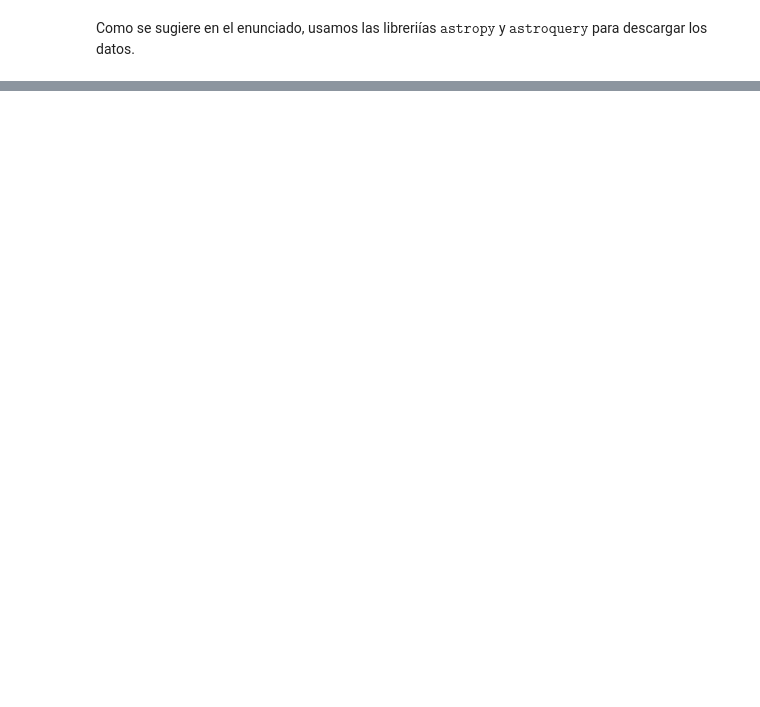
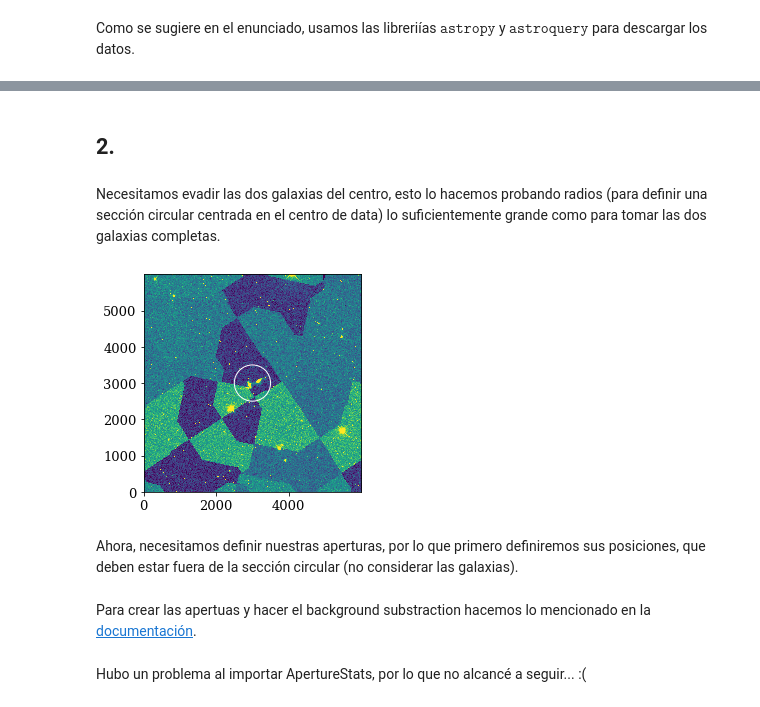
Before and after one commit to Wenupi/astroinformatic-git, a Jupyter notebook: tarea-1/Tarea1_AINF_.ipynb, the cells around one changed output, grey strips where cells are left out. Saved outputs shown, nothing was run; the diff lists cells and outputs as text; code cells hidden in the pictures; blank space fills up the shorter version.

```diff
--- a/tarea-1/Tarea1_AINF_.ipynb
+++ b/tarea-1/Tarea1_AINF_.ipynb
@@ -466,0 +486,17 @@ plt.grid(False)
+# %% [markdown]
+## 2.
+# %% [markdown]
+Necesitamos evadir las dos galaxias del centro, esto lo hacemos probando radios (para definir una sección circular centrada en el centro de data) lo suficientemente grande como para tomar las dos galaxias completas.
+# %%
+r = 2.5  # [arcmin]
+
+# Plot
+plt.imshow(data, norm=norm, interpolation="nearest", origin="lower")
+# Agregamos la sección que delimitará la región de las aperturas
+aperture_whirlpool = CircularAperture((width_pix/2, height_pix/2), r=r/resol*60)
+aperture_whirlpool.plot(color='white')
+plt.grid(False)
+# %% [output]
+[figure, added]
+# %% [markdown]
+Ahora, necesitamos definir nuestras aperturas, por lo que primero definiremos sus posiciones, que deben estar fuera de la sección circular (no considerar las galaxias).
@@ -466,0 +532,2 @@ plt.grid(False)
+# %% [markdown]
+Para crear las apertuas y hacer el background substraction hacemos lo mencionado en la [documentación](https://photutils.readthedocs.io/en/stable/aperture.html#local-background-subtraction]).
@@ -466,0 +548,2 @@ plt.grid(False)
+# %% [markdown]
+Hubo un problema al importar ApertureStats, por lo que no alcancé a seguir... :(
```
Also changed, not shown: parts of 11 cells of this notebook, 2 other files.
